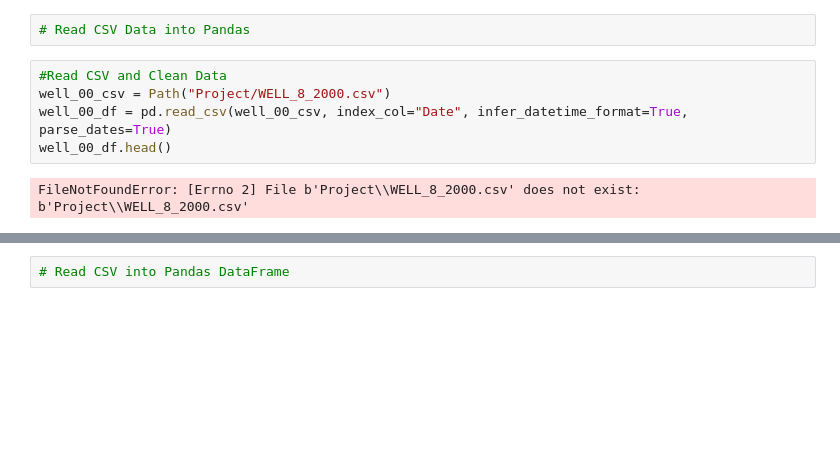
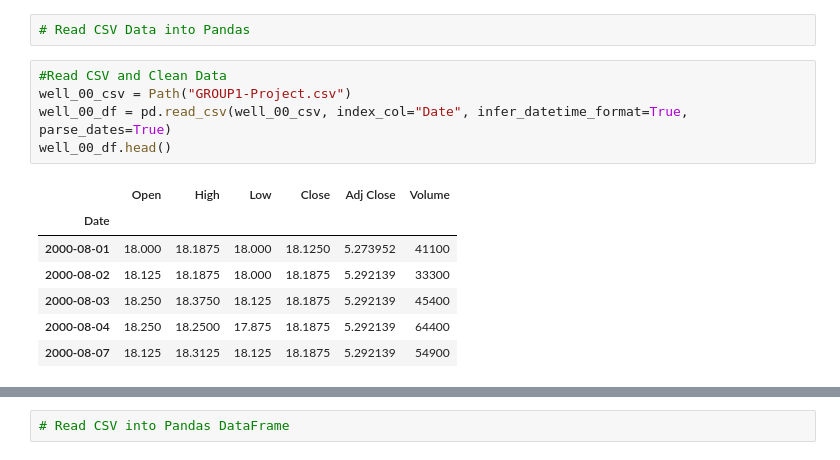
Before and after one commit to Tedmcm/GROUP1-Project, a Jupyter notebook: group1-project.ipynb, the cells around one changed output, grey strips where cells are left out. Saved outputs shown, nothing was run; the diff lists cells and outputs as text; blank space fills up the shorter version.

```diff
--- a/group1-project.ipynb
+++ b/group1-project.ipynb
@@ -9,8 +9,14 @@ from pathlib import Path
 # Read CSV Data into Pandas
 # %%
 #Read CSV and Clean Data
-well_00_csv = Path("Project/WELL_8_2000.csv")
+well_00_csv = Path("GROUP1-Project.csv")
 well_00_df = pd.read_csv(well_00_csv, index_col="Date", infer_datetime_format=True, parse_dates=True)
 well_00_df.head()
 # %% [output]
-FileNotFoundError: [Errno 2] File b'Project\\WELL_8_2000.csv' does not exist: b'Project\\WELL_8_2000.csv'
+|  | Open | High | Low | Close | Adj Close | Volume |
+| Date |  |  |  |  |  |  |
+| 2000-08-01 | 18.000 | 18.1875 | 18.000 | 18.1250 | 5.273952 | 41100 |
+| 2000-08-02 | 18.125 | 18.1875 | 18.000 | 18.1875 | 5.292139 | 33300 |
+| 2000-08-03 | 18.250 | 18.3750 | 18.125 | 18.1875 | 5.292139 | 45400 |
+| 2000-08-04 | 18.250 | 18.2500 | 17.875 | 18.1875 | 5.292139 | 64400 |
+| 2000-08-07 | 18.125 | 18.3125 | 18.125 | 18.1875 | 5.292139 | 54900 |
```
Also changed, not shown: parts of 7 cells of this notebook.
